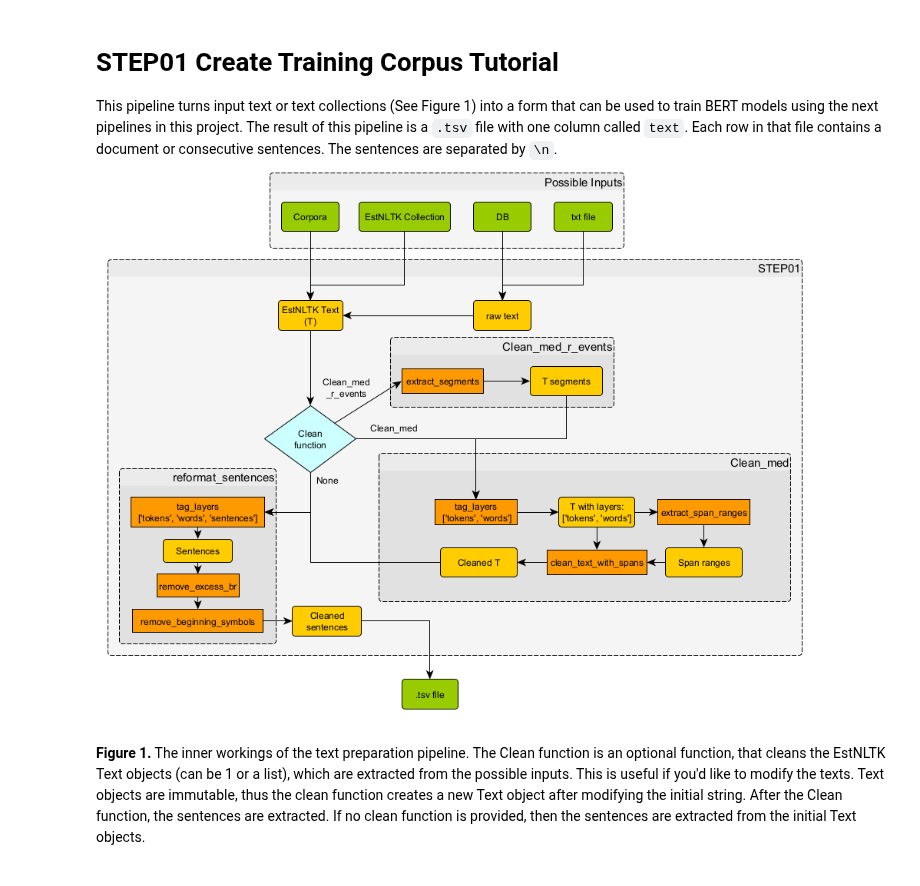
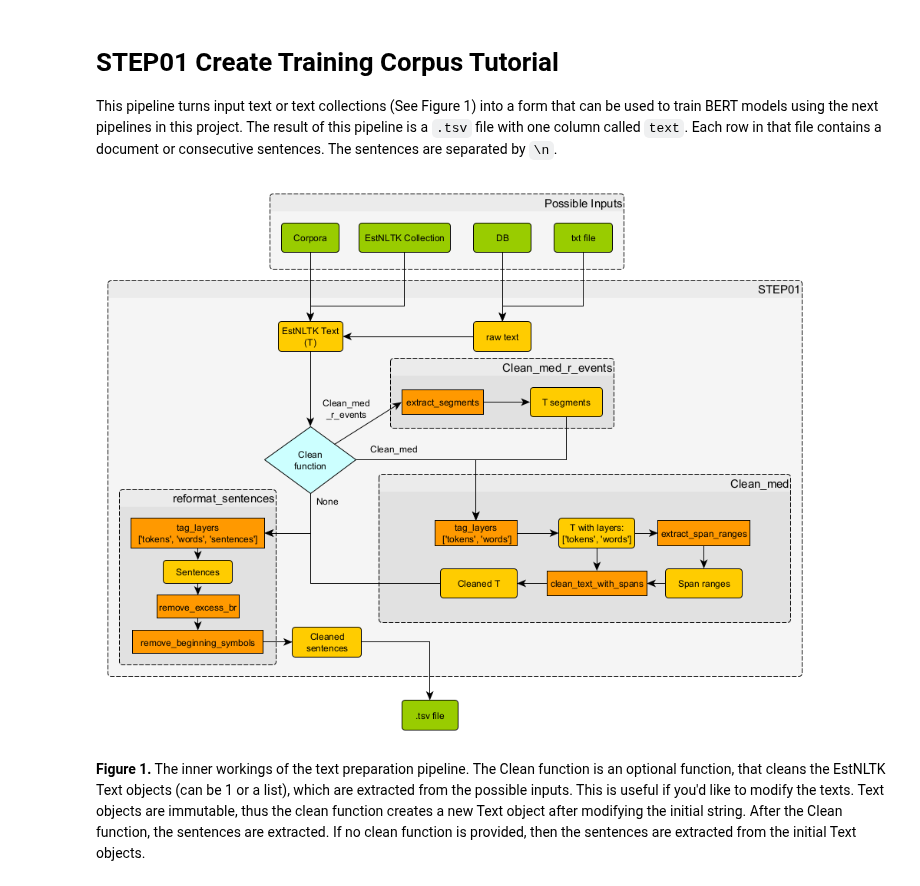
Before and after one commit to estnltk/estnltk-model-training, a Jupyter notebook: bert_training/Step01.ipynb, the cells around one changed output. Saved outputs shown, nothing was run; the diff lists cells and outputs as text; code cells hidden in the pictures.

```diff
--- a/bert_training/Step01.ipynb
+++ b/bert_training/Step01.ipynb
@@ -1,8 +1,19 @@
 # %% [markdown]
 # STEP01 Create Training Corpus Tutorial
 
-This pipeline turns input text or text collections (See Figure 1) into a form that can be used to train BERT models using the next pipelines in this project. The result of this pipeline is a `.tsv` file with one column called `text`. Each row in that file contains a document or consecutive sentences. The sentences are separated by `\n`.
-![step01.png](attachment:step01.png)
+This pipeline turns input text or text collections (See Figure 1) into a form that can be
+used to train BERT models using the next pipelines in this project. The result of this
+pipeline is a `.tsv` file with one column called `text`. Each row in that file
+contains a document or consecutive sentences. The sentences are separated by `\n`.
+# %%
+# IDEA image rendering above, in markdown in a format like
+#   ![step01.png](attachment:step01.png)
+# did not work, coded rendering seems to work.
+# Tip from https://youtrack.jetbrains.com/issue/PY-29177 - Notebook can't display local images
+from IPython.display import Image
+Image(filename='images/step01.png')
+# %% [output]
+[figure, added]
 # %% [markdown]
 **Figure 1.** The inner workings of the text preparation pipeline. The Clean function is an optional function, that cleans the EstNLTK Text objects (can be 1 or a list), which are extracted from the possible inputs. This is useful if you'd like to modify the texts. Text objects are immutable, thus the clean function creates a new Text object after modifying the initial string. After the Clean function, the sentences are extracted. If no clean function is provided, then the sentences are extracted from the initial Text objects.
 # %% [markdown]
```
Also changed, not shown: parts of 6 cells of this notebook, 1 other file.
